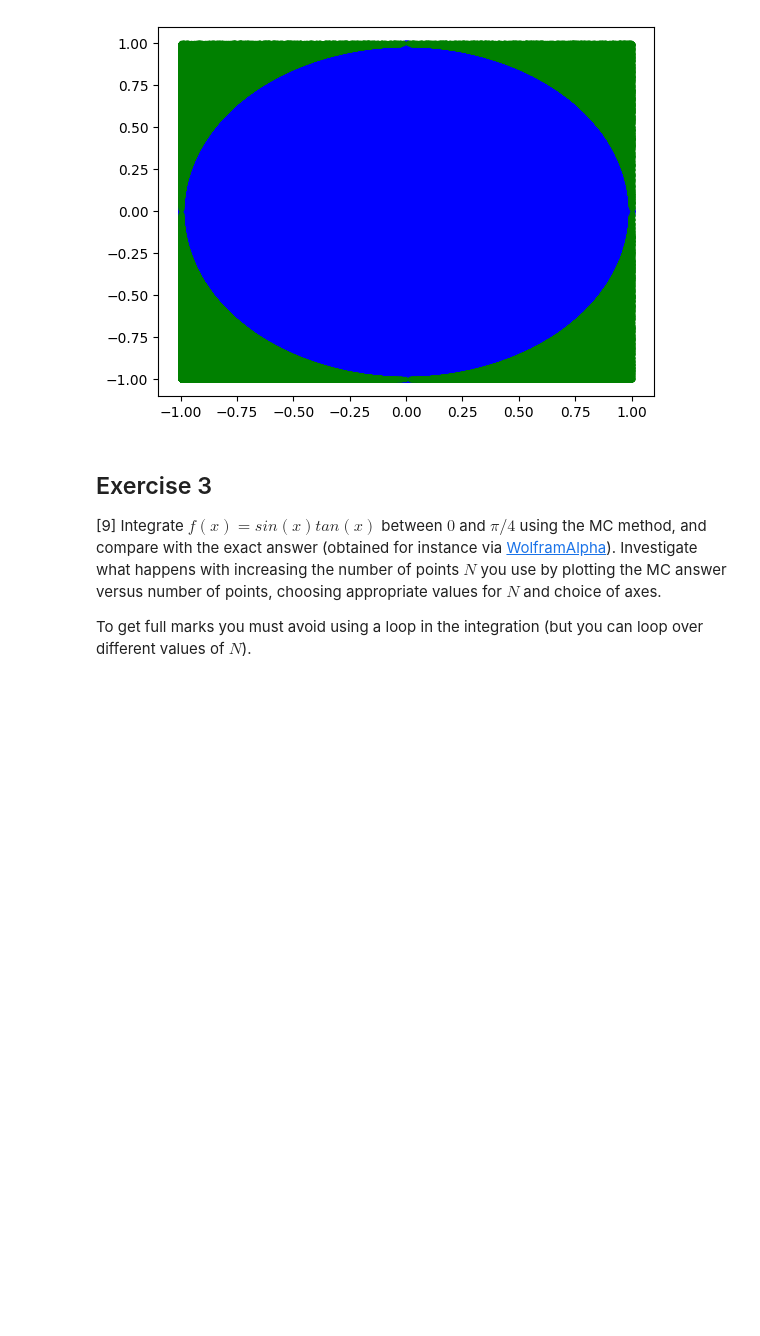
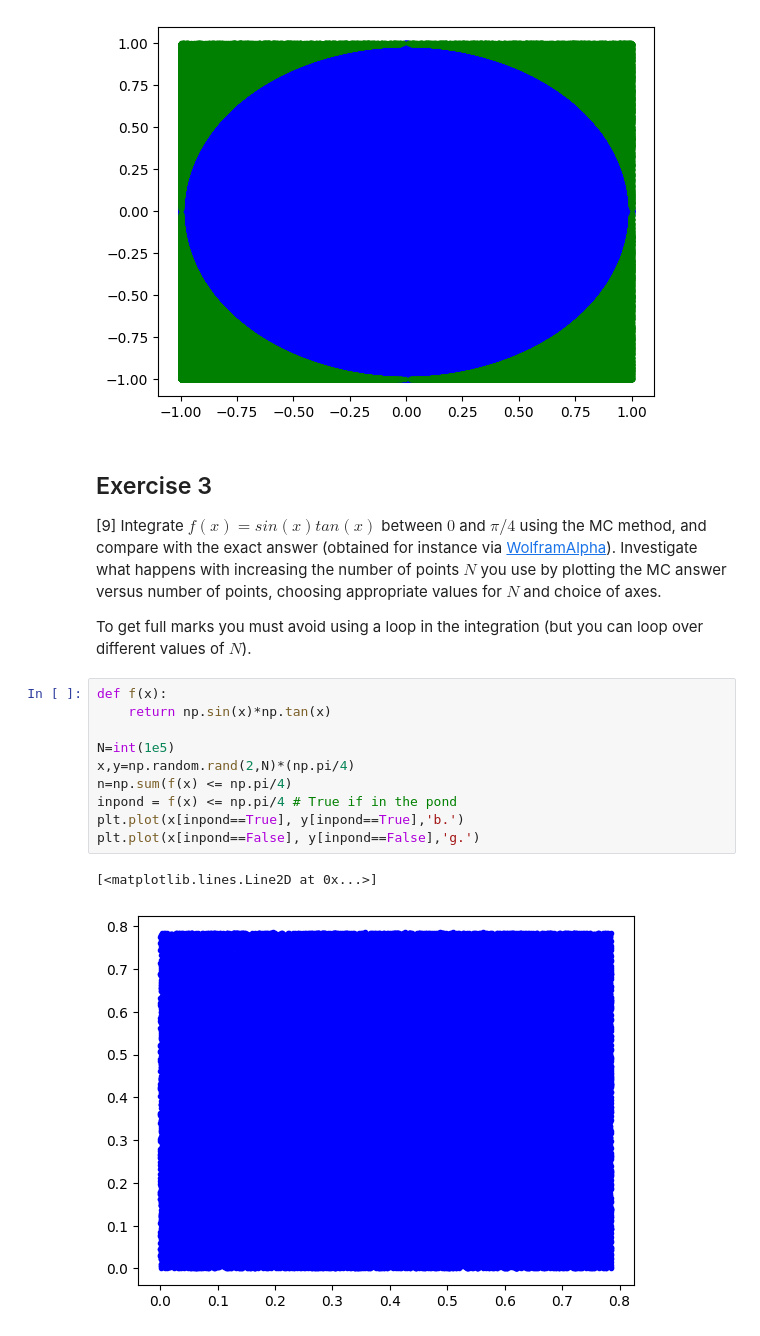
Before and after one commit to PX2145-2025/week-6-b-Finlay-Hall, a Jupyter notebook: Monte_Carlo.ipynb, the cells around one changed output. Cells and saved outputs as stored; diff of their text form; blank space fills up the shorter version.

```diff
--- a/Monte_Carlo.ipynb
+++ b/Monte_Carlo.ipynb
@@ -283,3 +283,16 @@ Wall time: 1.64 s
 [9] Integrate $f(x) = sin(x)tan(x)$ between $0$ and $\pi/4$ using the MC method, and compare with the exact answer (obtained for instance via [WolframAlpha](https://www.wolframalpha.com/)). Investigate what happens with increasing the number of points $N$ you use by plotting the MC answer versus number of points, choosing appropriate values for $N$ and choice of axes.
 
  To get full marks you must avoid using a loop in the integration (but you can loop over different values of $N$).
+# %%
+def f(x):
+    return np.sin(x)*np.tan(x)
+
+N=int(1e5)
+x,y=np.random.rand(2,N)*(np.pi/4)
+n=np.sum(f(x) <= np.pi/4)
+inpond = f(x) <= np.pi/4 # True if in the pond
+plt.plot(x[inpond==True], y[inpond==True],'b.')
+plt.plot(x[inpond==False], y[inpond==False],'g.')
+# %% [output]
+[<matplotlib.lines.Line2D at 0x...>]
+[figure, added]
```
